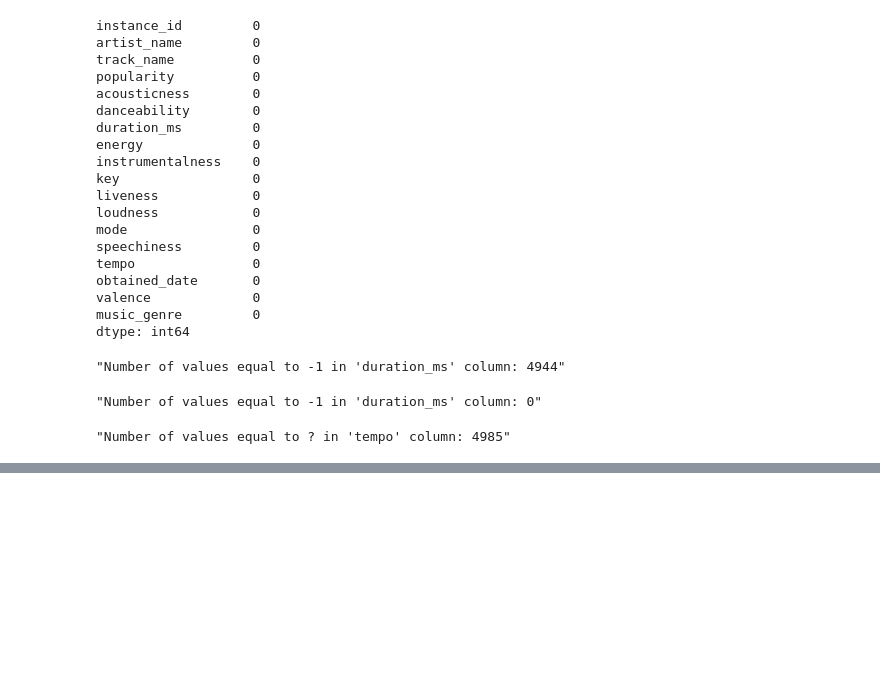
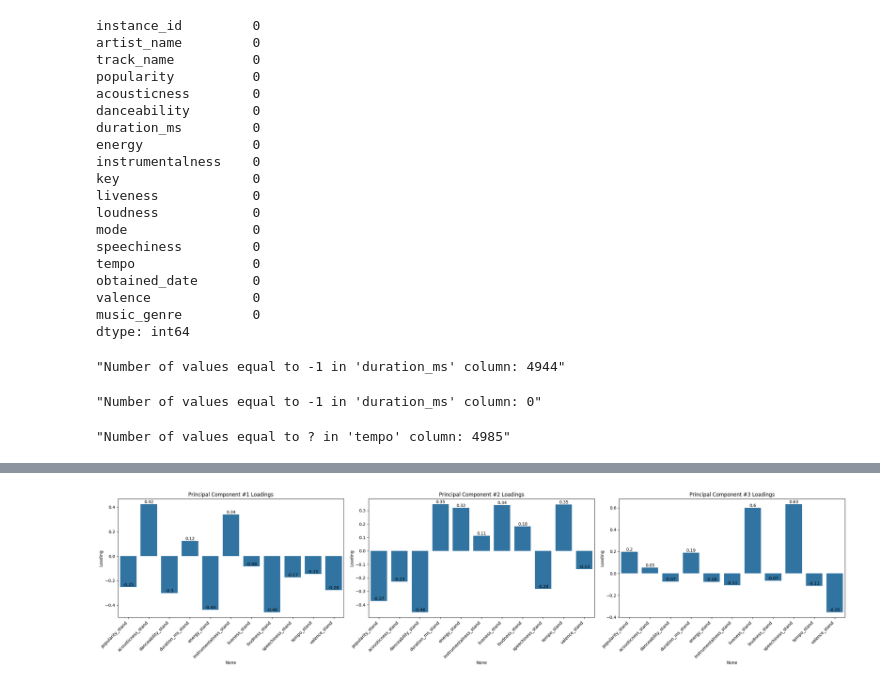
Before and after one commit to whykay-01/machine-learning-music-genre-classifier, a Jupyter notebook: capstone.ipynb, the cells around one changed output, grey strips where cells are left out. Cells and saved outputs as stored; diff of their text form; code cells hidden in the pictures; blank space fills up the shorter version.

```diff
--- a/capstone.ipynb
+++ b/capstone.ipynb
@@ -179,0 +267,12 @@ plt.show()
+# %%
+from sklearn.decomposition import PCA
+import pandas as pd
+
+pca = PCA(n_components=3)
+principalComponents = pca.fit_transform(df_standardized)
+loadings = pca.components_
+principalDf = pd.DataFrame(data=principalComponents, columns=['principal component #1', 'principal component #2', 'principal component #3'])
+loadingsDf = pd.DataFrame(data=loadings.T, columns=['PC1_loading', 'PC2_loading', 'PC1_loading'], index=df_standardized.columns)
+
+print("Principal Component Loadings:")
+loadingsDf
@@ -179,0 +293,21 @@ plt.show()
+# %%
+import seaborn as sns
+
+loadingsDf = pd.DataFrame(data=loadings.T, columns=['PC1_loading', 'PC2_loading', 'PC3_loading'], index=df_standardized.columns)
+fig, axes = plt.subplots(nrows=1, ncols=3, figsize=(25, 6))
+
+for i in range(3):
+    sns.barplot(x=loadingsDf.index, y=f'PC{i+1}_loading', data=loadingsDf, ax=axes[i])
+    axes[i].set_title(f'Principal Component #{i+1} Loadings')
+    axes[i].set_ylabel('Loading')
+
+    axes[i].set_xticks(range(len(loadingsDf.index)))
+    axes[i].set_xticklabels(loadingsDf.index, rotation=45, ha='right')
+
+    for idx, value in enumerate(loadingsDf[f'PC{i+1}_loading']):
+        axes[i].text(idx, value, round(value, 2), ha='center', va='bottom')
+
+plt.tight_layout()
+plt.show()
+# %% [output]
+[figure, added]
```
Also changed, not shown: parts of 13 cells of this notebook.
